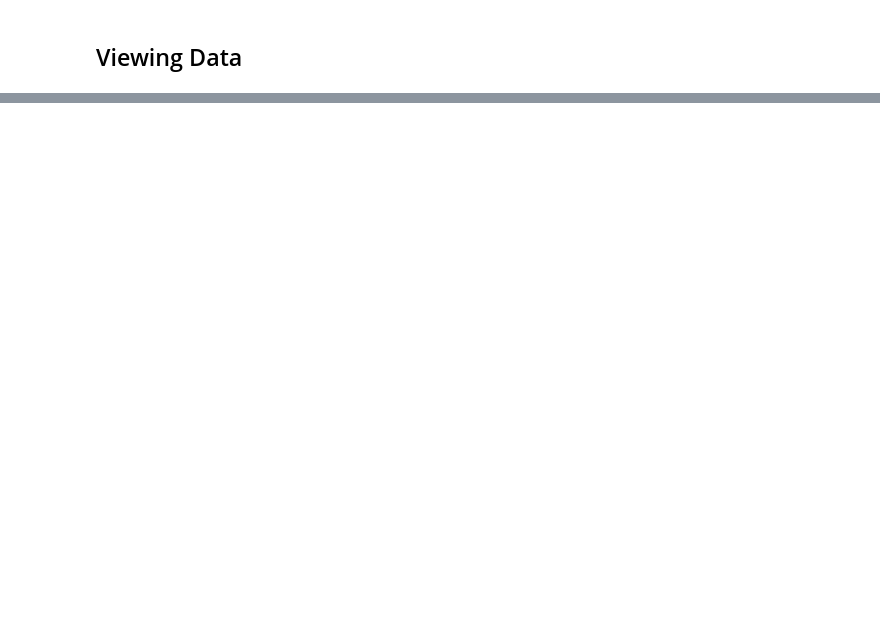
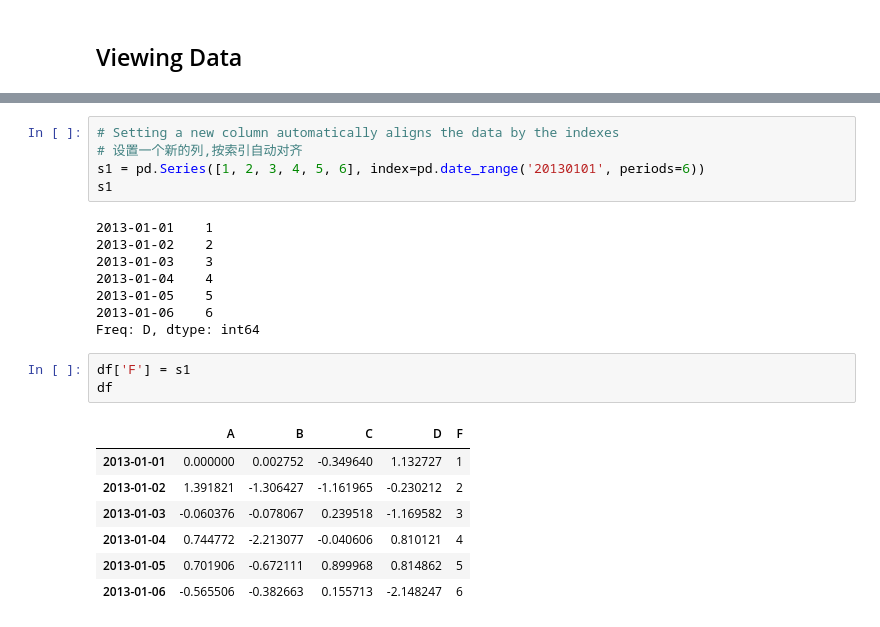
Before and after one commit to edenwzg/code, a Jupyter notebook: jupyter/10_minute_to_pandas.ipynb, the cells around one changed output, grey strips where cells are left out. Saved outputs shown, nothing was run; the diff lists cells and outputs as text; blank space fills up the shorter version.

```diff
--- a/jupyter/10_minute_to_pandas.ipynb
+++ b/jupyter/10_minute_to_pandas.ipynb
@@ -165,0 +356,24 @@ df.sort_values(by='B')
+# %%
+# Setting a new column automatically aligns the data by the indexes
+# 设置一个新的列,按索引自动对齐
+s1 = pd.Series([1, 2, 3, 4, 5, 6], index=pd.date_range('20130101', periods=6))
+s1
+# %% [output]
+2013-01-01    1
+2013-01-02    2
+2013-01-03    3
+2013-01-04    4
+2013-01-05    5
+2013-01-06    6
+Freq: D, dtype: int64
+# %%
+df['F'] = s1
+df
+# %% [output]
+|  | A | B | C | D | F |
+| 2013-01-01 | 0.000000 | 0.002752 | -0.349640 | 1.132727 | 1 |
+| 2013-01-02 | 1.391821 | -1.306427 | -1.161965 | -0.230212 | 2 |
+| 2013-01-03 | -0.060376 | -0.078067 | 0.239518 | -1.169582 | 3 |
+| 2013-01-04 | 0.744772 | -2.213077 | -0.040606 | 0.810121 | 4 |
+| 2013-01-05 | 0.701906 | -0.672111 | 0.899968 | 0.814862 | 5 |
+| 2013-01-06 | -0.565506 | -0.382663 | 0.155713 | -2.148247 | 6 |
```
Also changed, not shown: parts of 69 cells of this notebook.
